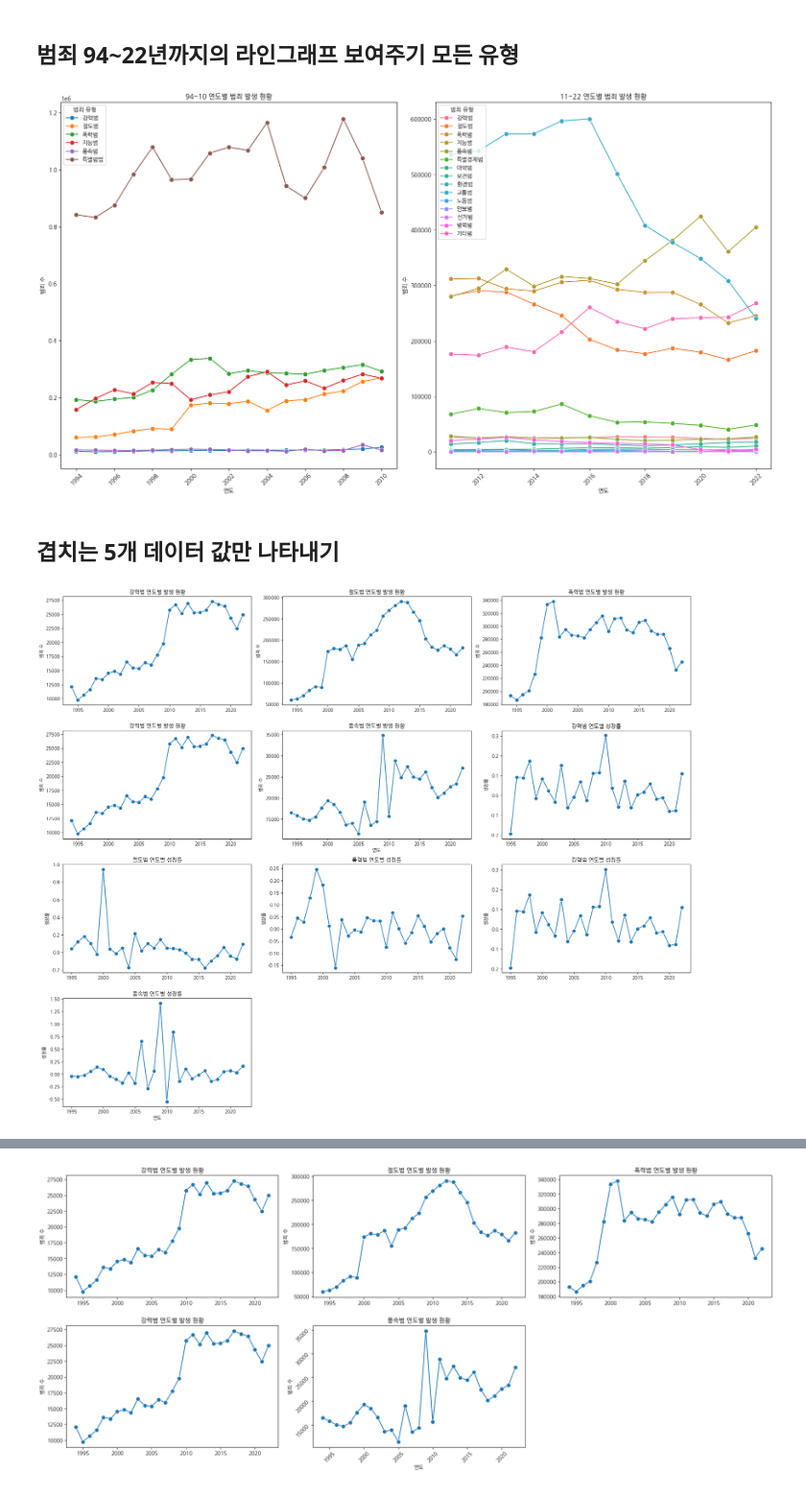
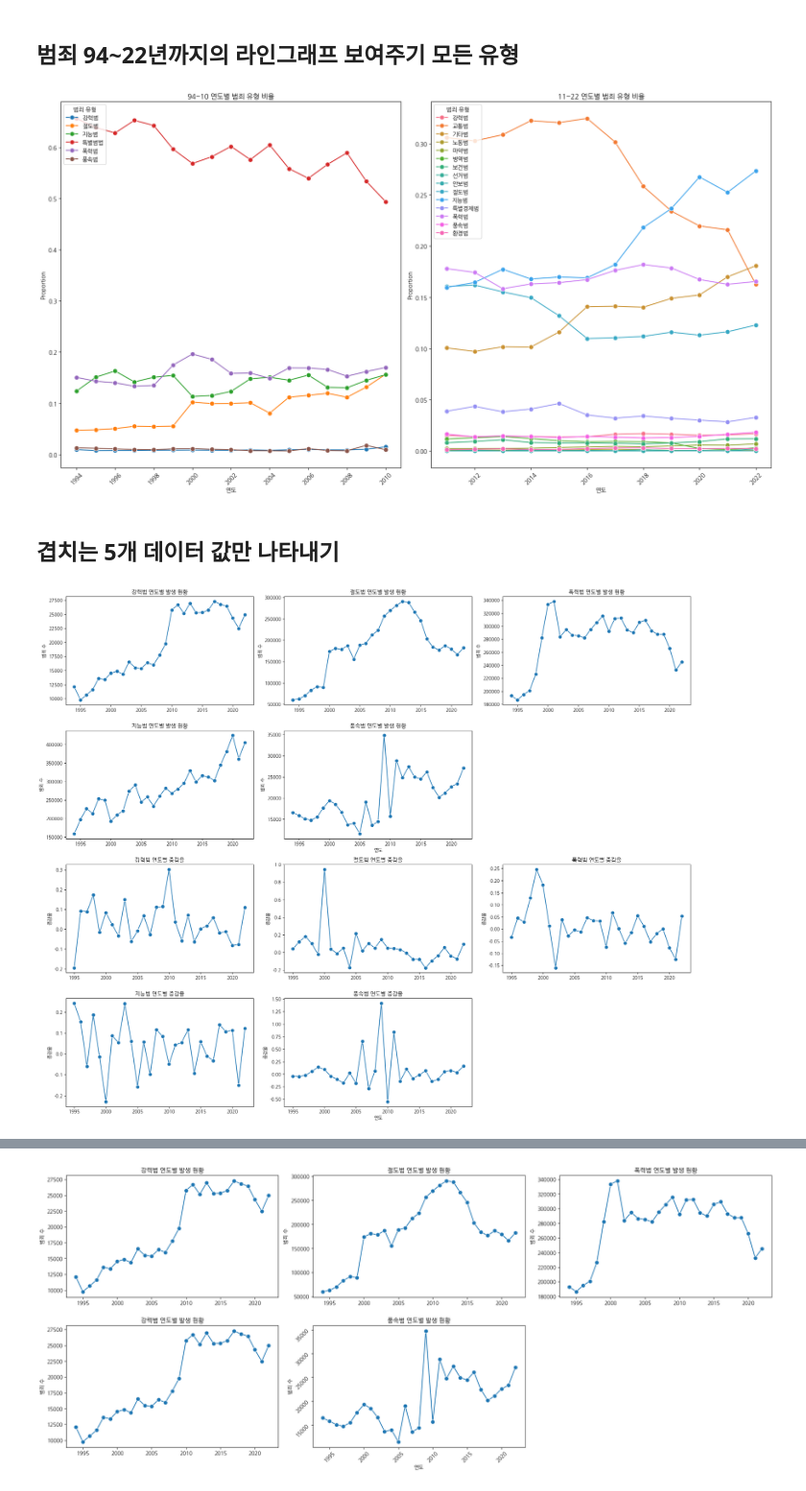
Before and after one commit to addinedu-ros-6th/eda-repo-4, a Jupyter notebook: Source/범죄csv정리.ipynb, the cells around one changed output, grey strips where cells are left out. Shown at 96% size. Cells and saved outputs as stored; diff of their text form; code cells hidden in the pictures.

```diff
--- a/Source/범죄csv정리.ipynb
+++ b/Source/범죄csv정리.ipynb
@@ -175,33 +195,35 @@ total['퍼센트변화'] = total['범죄 총 건수'].pct_change() * 100  # 퍼
 alldata10 = cate_df1.melt(id_vars=['연도'], var_name='범죄 유형', value_name='범죄 수')
 alldata22 = cate_df2.melt(id_vars=['연도'], var_name='범죄 유형', value_name='범죄 수')
 # %%
-# 그래프 그리기
+alldata10_proportion = alldata10.groupby(['연도', '범죄 유형'])['범죄 수'].sum().reset_index()
+alldata10_proportion['proportion'] = alldata10_proportion['범죄 수'] / alldata10_proportion.groupby('연도')['범죄 수'].transform('sum')
+
+alldata22_proportion = alldata22.groupby(['연도', '범죄 유형'])['범죄 수'].sum().reset_index()
+alldata22_proportion['proportion'] = alldata22_proportion['범죄 수'] / alldata22_proportion.groupby('연도')['범죄 수'].transform('sum')
+
+# Plot the proportion
 plt.figure(figsize=(18, 10))
 
-# cate10 데이터프레임에 대한 lineplot
 plt.subplot(1, 2, 1)
-sns.lineplot(x='연도', y='범죄 수', hue='범죄 유형', data=alldata10, marker='o', markersize=8)
+sns.lineplot(x='연도', y='proportion', hue='범죄 유형', data=alldata10_proportion, marker='o', markersize=8)
 plt.xlabel('연도')
-plt.ylabel('범죄 수')
-plt.title('94~10 연도별 범죄 발생 현황')
+plt.ylabel('Proportion')
+plt.title('94~10 연도별 범죄 유형 비율')
 plt.xticks(rotation=45)
 plt.legend(title='범죄 유형', loc='upper left')
 
-
-# cate22 데이터프레임에 대한 lineplot
 plt.subplot(1, 2, 2)
-sns.lineplot(x='연도', y='범죄 수', hue='범죄 유형', data=alldata22, marker='o', markersize=8)
+sns.lineplot(x='연도', y='proportion', hue='범죄 유형', data=alldata22_proportion, marker='o', markersize=8)
 plt.xlabel('연도')
-plt.ylabel('범죄 수')
-plt.title('11~22 연도별 범죄 발생 현황')
+plt.ylabel('Proportion')
+plt.title('11~22 연도별 범죄 유형 비율')
 plt.xticks(rotation=45)
 plt.legend(title='범죄 유형', loc='upper left')
 
-
 plt.tight_layout()
 plt.show()
 # %% [output]
-[figure, old version]
+[figure, new version]
 # %% [markdown]
 ## 겹치는 5개 데이터 값만 나타내기
 # %%
@@ -235,10 +257,10 @@ plt.ylabel('범죄 수')
 plt.title('폭력범 연도별 발생 현황')
 
 plt.subplot(5, 3, 4)
-sns.lineplot(x='연도', y='강력범', data=total_cate, marker='o', markersize=8)
+sns.lineplot(x='연도', y='지능범', data=total_cate, marker='o', markersize=8)
 plt.xlabel('')
 plt.ylabel('범죄 수')
-plt.title('강력범 연도별 발생 현황')
+plt.title('지능범 연도별 발생 현황')
 
 plt.subplot(5, 3, 5)
 sns.lineplot(x='연도', y='풍속범', data=total_cate, marker='o', markersize=8)
@@ -247,38 +269,38 @@ plt.ylabel('범죄 수')
 plt.title('풍속범 연도별 발생 현황')
 
 # Growth rate plots
-plt.subplot(5, 3, 6)
+plt.subplot(5, 3, 7)
 sns.lineplot(x='연도', y='강력범', data=total_cate_growth, marker='o', markersize=8)
 plt.xlabel('')
-plt.ylabel('성장률')
-plt.title('강력범 연도별 성장률')
+plt.ylabel('증감율')
+plt.title('강력범 연도별 증감율')
 
-plt.subplot(5, 3, 7)
+plt.subplot(5, 3, 8)
 sns.lineplot(x='연도', y='절도범', data=total_cate_growth, marker='o', markersize=8)
 plt.xlabel('')
-plt.ylabel('성장률')
-plt.title('절도범 연도별 성장률')
+plt.ylabel('증감율')
+plt.title('절도범 연도별 증감율')
 
-plt.subplot(5, 3, 8)
+plt.subplot(5, 3, 9)
 sns.lineplot(x='연도', y='폭력범', data=total_cate_growth, marker='o', markersize=8)
 plt.xlabel('')
-plt.ylabel('성장률')
-plt.title('폭력범 연도별 성장률')
-
-plt.subplot(5, 3, 9)
-sns.lineplot(x='연도', y='강력범', data=total_cate_growth, marker='o', markersize=8)
-plt.xlabel('')
-plt.ylabel('성장률')
-plt.title('강력범 연도별 성장률')
+plt.ylabel('증감율')
+plt.title('폭력범 연도별 증감율')
 
 plt.subplot(5, 3, 10)
+sns.lineplot(x='연도', y='지능범', data=total_cate_growth, marker='o', markersize=8)
+plt.xlabel('')
+plt.ylabel('증감율')
+plt.title('지능범 연도별 증감율')
+
+plt.subplot(5, 3, 11)
 sns.lineplot(x='연도', y='풍속범', data=total_cate_growth, marker='o', markersize=8)
 plt.xlabel('연도')
-plt.ylabel('성장률')
-plt.title('풍속범 연도별 성장률')
+plt.ylabel('증감율')
+plt.title('풍속범 연도별 증감율')
 
 # Adjust layout and display
 plt.tight_layout()
 plt.show()
 # %% [output]
-[figure, old version]
+[figure, new version]
```
Also changed, not shown: parts of 22 cells of this notebook, 18 other files.
